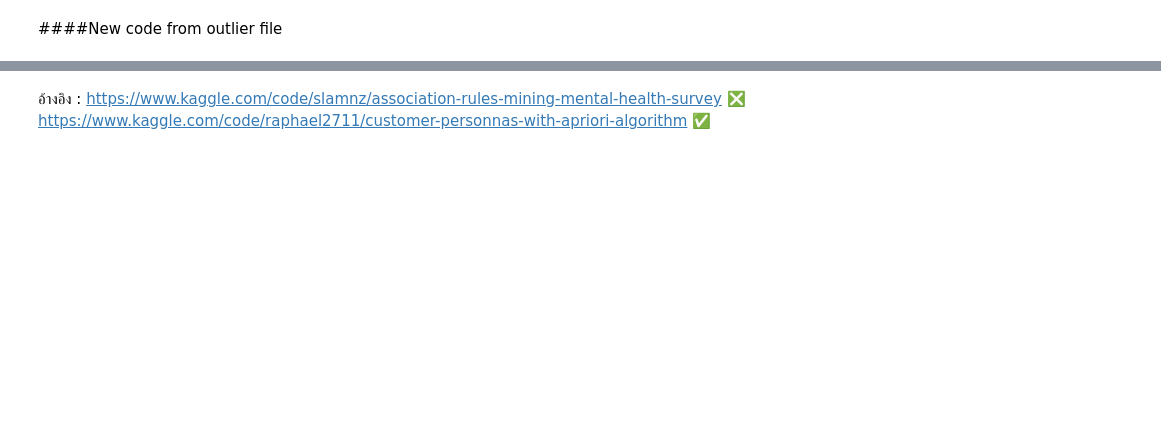
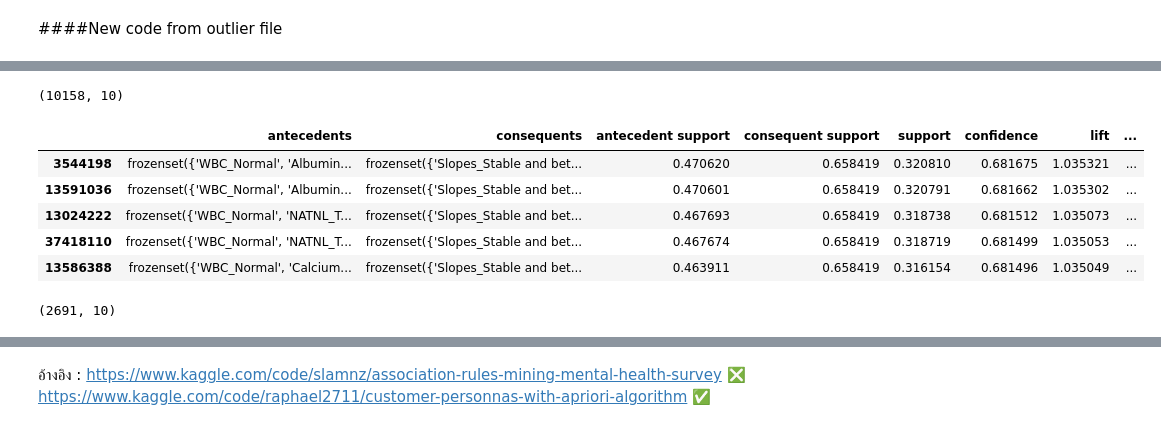
Before and after one commit to Aomaphisara/ULckdresearch2023, a Jupyter notebook: Losso+Association_rule.ipynb, the cells around one changed output, grey strips where cells are left out. Saved outputs shown, nothing was run; the diff lists cells and outputs as text; code cells hidden in the pictures; blank space fills up the shorter version.

```diff
--- a/Losso+Association_rule.ipynb
+++ b/Losso+Association_rule.ipynb
@@ -1090,0 +976,25 @@ results_eGFR_stage5.head()
+# %%
+# ใช้ query เพื่อเลือกรายการที่มี support ที่เริ่มต้นที่ 0.2 แต่น้อยกว่า 0.3
+filtered_rules = rules_slopes.query('0.3 <= support < 0.4').sort_values(by='confidence', ascending=False)
+
+# แสดงผลลัพธ์
+filtered_rules.shape
+# %% [output]
+(10158, 10)
+# %%
+filtered_rules.head()
+# %% [output]
+|  | antecedents | consequents | antecedent support | consequent support | support | confidence | lift | ... |
+| 3544198 | frozenset({'WBC_Normal', 'Albumin... | frozenset({'Slopes_Stable and bet... | 0.470620 | 0.658419 | 0.320810 | 0.681675 | 1.035321 | ... |
+| 13591036 | frozenset({'WBC_Normal', 'Albumin... | frozenset({'Slopes_Stable and bet... | 0.470601 | 0.658419 | 0.320791 | 0.681662 | 1.035302 | ... |
+| 13024222 | frozenset({'WBC_Normal', 'NATNL_T... | frozenset({'Slopes_Stable and bet... | 0.467693 | 0.658419 | 0.318738 | 0.681512 | 1.035073 | ... |
+| 37418110 | frozenset({'WBC_Normal', 'NATNL_T... | frozenset({'Slopes_Stable and bet... | 0.467674 | 0.658419 | 0.318719 | 0.681499 | 1.035053 | ... |
+| 13586388 | frozenset({'WBC_Normal', 'Calcium... | frozenset({'Slopes_Stable and bet... | 0.463911 | 0.658419 | 0.316154 | 0.681496 | 1.035049 | ... |
+# %%
+# ใช้ query เพื่อเลือกรายการที่มี support ที่เริ่มต้นที่ 0.2 แต่น้อยกว่า 0.3
+filtered_rules = rules_slopes.query('0.4 <= support < 0.5').sort_values(by='confidence', ascending=False)
+
+# แสดงผลลัพธ์
+filtered_rules.shape
+# %% [output]
+(2691, 10)
```
Also changed, not shown: parts of 53 cells of this notebook.
